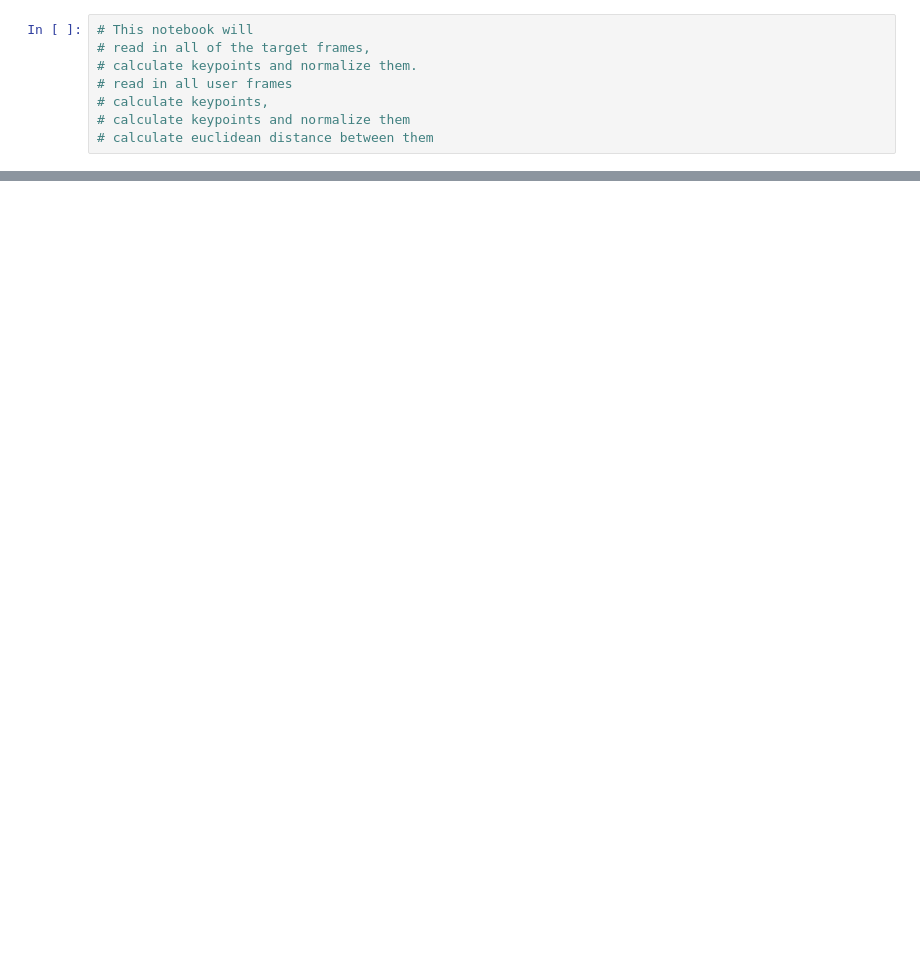
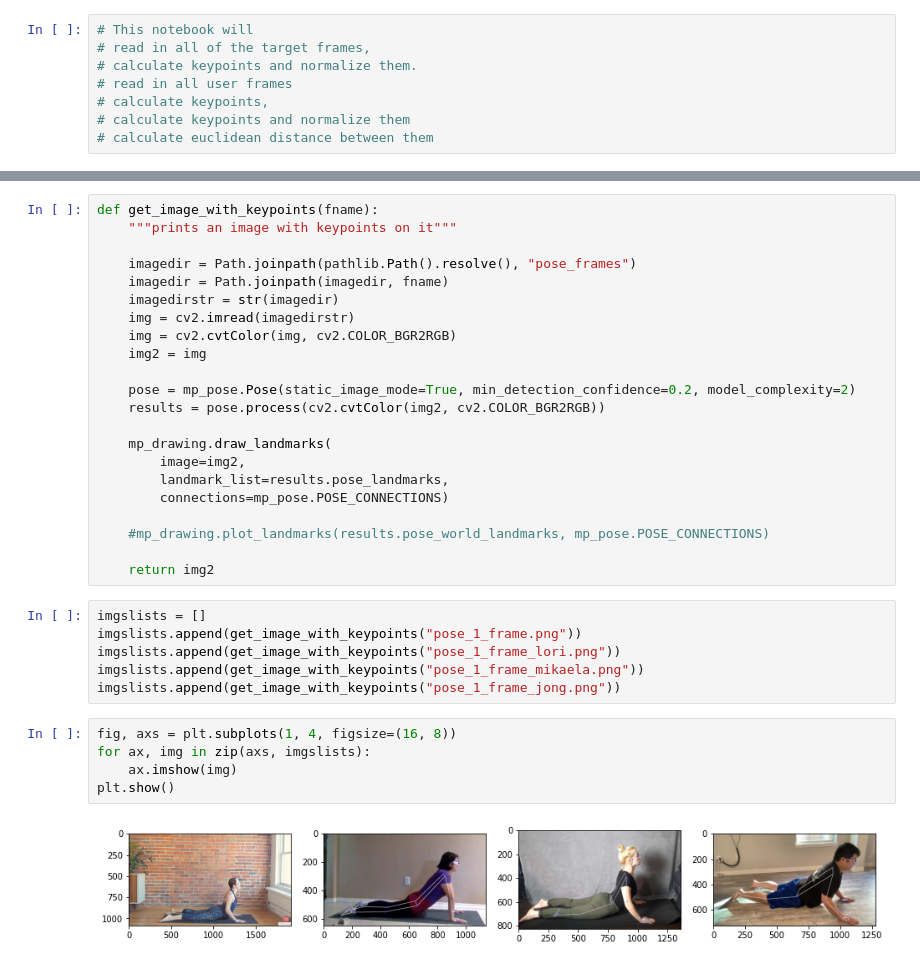
Before and after one commit to LoriSchuan-dev/feature_engineering_project2021, a Jupyter notebook: blazepose_yoga_pose_similarity calculator_pipeline.ipynb, the cells around one changed output, grey strips where cells are left out. Cells and saved outputs as stored; diff of their text form; blank space fills up the shorter version.

```diff
--- a/blazepose_yoga_pose_similarity calculator_pipeline.ipynb
+++ b/blazepose_yoga_pose_similarity calculator_pipeline.ipynb
@@ -28,0 +220,35 @@ lori_frames_fnames
+# %%
+def get_image_with_keypoints(fname):
+    """prints an image with keypoints on it"""
+
+    imagedir = Path.joinpath(pathlib.Path().resolve(), "pose_frames")
+    imagedir = Path.joinpath(imagedir, fname)
+    imagedirstr = str(imagedir)
+    img = cv2.imread(imagedirstr)
+    img = cv2.cvtColor(img, cv2.COLOR_BGR2RGB)
+    img2 = img
+
+    pose = mp_pose.Pose(static_image_mode=True, min_detection_confidence=0.2, model_complexity=2)
+    results = pose.process(cv2.cvtColor(img2, cv2.COLOR_BGR2RGB))
+
+    mp_drawing.draw_landmarks(
+        image=img2,
+        landmark_list=results.pose_landmarks,
+        connections=mp_pose.POSE_CONNECTIONS)
+
+    #mp_drawing.plot_landmarks(results.pose_world_landmarks, mp_pose.POSE_CONNECTIONS)
+
+    return img2
+# %%
+imgslists = []
+imgslists.append(get_image_with_keypoints("pose_1_frame.png"))
+imgslists.append(get_image_with_keypoints("pose_1_frame_lori.png"))
+imgslists.append(get_image_with_keypoints("pose_1_frame_mikaela.png"))
+imgslists.append(get_image_with_keypoints("pose_1_frame_jong.png"))
+# %%
+fig, axs = plt.subplots(1, 4, figsize=(16, 8))
+for ax, img in zip(axs, imgslists):
+    ax.imshow(img)
+plt.show()
+# %% [output]
+[figure, added]
```
Also changed, not shown: parts of 27 cells of this notebook.
